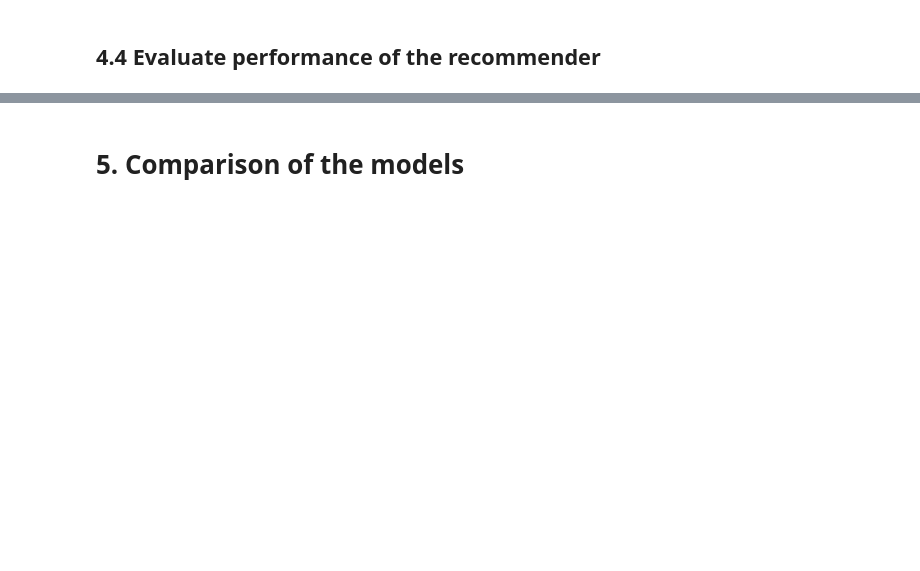
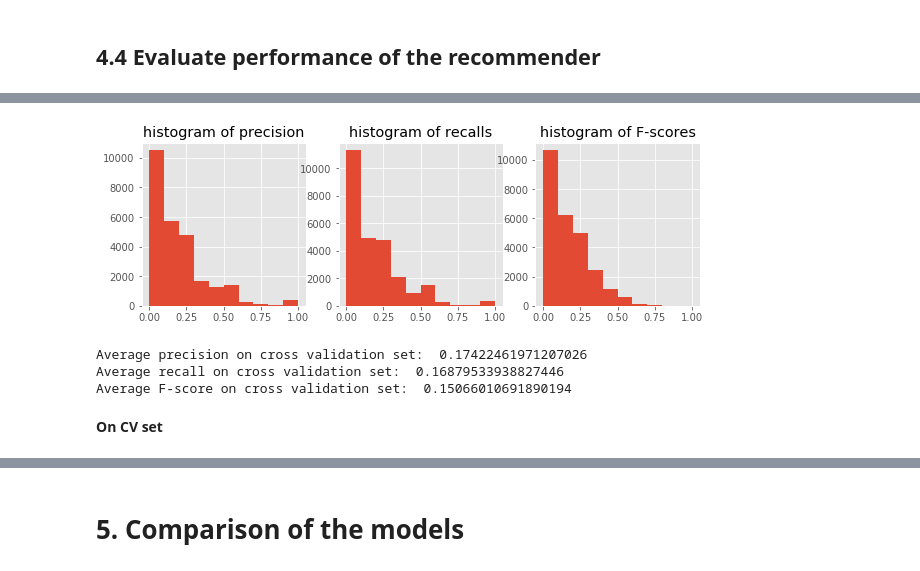
Before and after one commit to irishryoon/recipes, a Jupyter notebook: ingredients_recommendation.ipynb, the cells around one changed output, grey strips where cells are left out. Drawn from its saved outputs; the diff is of its cells as text; code cells hidden in the pictures; blank space fills up the shorter version.

Commit message:
performance evaluated for recommender based on ARM

```diff
--- a/ingredients_recommendation.ipynb
+++ b/ingredients_recommendation.ipynb
@@ -1641,5 +1646,5 @@ for item in query_rules:
 # %%
-query = ('chicken','soy sauce')
+query = ('chicken','soy_sauce')
 query_rules = get_rules(rules, query)
 for item in query_rules:
     print(item)
@@ -1737,6 +1772,6 @@ def make_recommendations(list_ing, cuisine, rules):
 # %%
 # load the learned rules
-with open("models/association_rule_mining/rules.txt", "rb") as fp:
+with open("models/association_rule_mining/training_rules.txt", "rb") as fp:
     rules = pickle.load(fp)
 
 print('number of rules learned: ', len(rules))
@@ -1771,4 +1802,4 @@ corpus = [ing_dictionary.doc2bow(item) for item in ingredients]
 existing_ing, missing_ing = sample_ingredients(train_doc, 5)
 
 # predict remaining ingredients
-recommend = recommend_word2vec_NN(model, existing_ing, cuisine, 6)
+rec_ing = recommend_ARM(rules, existing_ing, cuisine, 6)
@@ -1776,0 +1806,10 @@ NameError: name 'recommend_word2vec_NN' is not defined
+# %%
+# Show example recommendations
+for i in random.sample(range(len(existing_ing)),5):
+    print("==================== Example "+ str(i) + " ====================" )
+    print("---------- Existing ingredients ----------")
+    print(existing_ing[i])
+    print("---------- Recommended ingredients ----------")
+    print(rec_ing[i])
+    print("---------- Missing ingredients ----------")
+    print(missing_ing[i], '\n')
@@ -1776,0 +1834,28 @@ NameError: name 'recommend_word2vec_NN' is not defined
+# %%
+scores = [compute_scores(rec_ing[i], missing_ing[i]) for i in range(len(missing_ing))]
+
+precisions = [item[0] for item in scores]
+recalls = [item[1] for item in scores]
+Fscores = [item[2] for item in scores]
+
+fig, ax = plt.subplots(ncols = 3, figsize = (10,3))
+ax[0].hist(precisions)
+ax[0].set_title('histogram of precision')
+
+ax[1].hist(recalls)
+ax[1].set_title('histogram of recalls')
+
+ax[2].hist(Fscores)
+ax[2].set_title('histogram of F-scores')
+plt.show()
+
+print("Average precision on cross validation set: ", statistics.mean(precisions) )
+print("Average recall on cross validation set: ", statistics.mean(recalls) )
+print("Average F-score on cross validation set: ", statistics.mean(Fscores) )
+# %% [output]
+[figure, added]
+Average precision on cross validation set:  0.17422461971207026
+Average recall on cross validation set:  0.16879533938827446
+Average F-score on cross validation set:  0.15066010691890194
+# %% [markdown]
+<b> On CV set </b>
```
Also changed, not shown: parts of 16 cells of this notebook.
